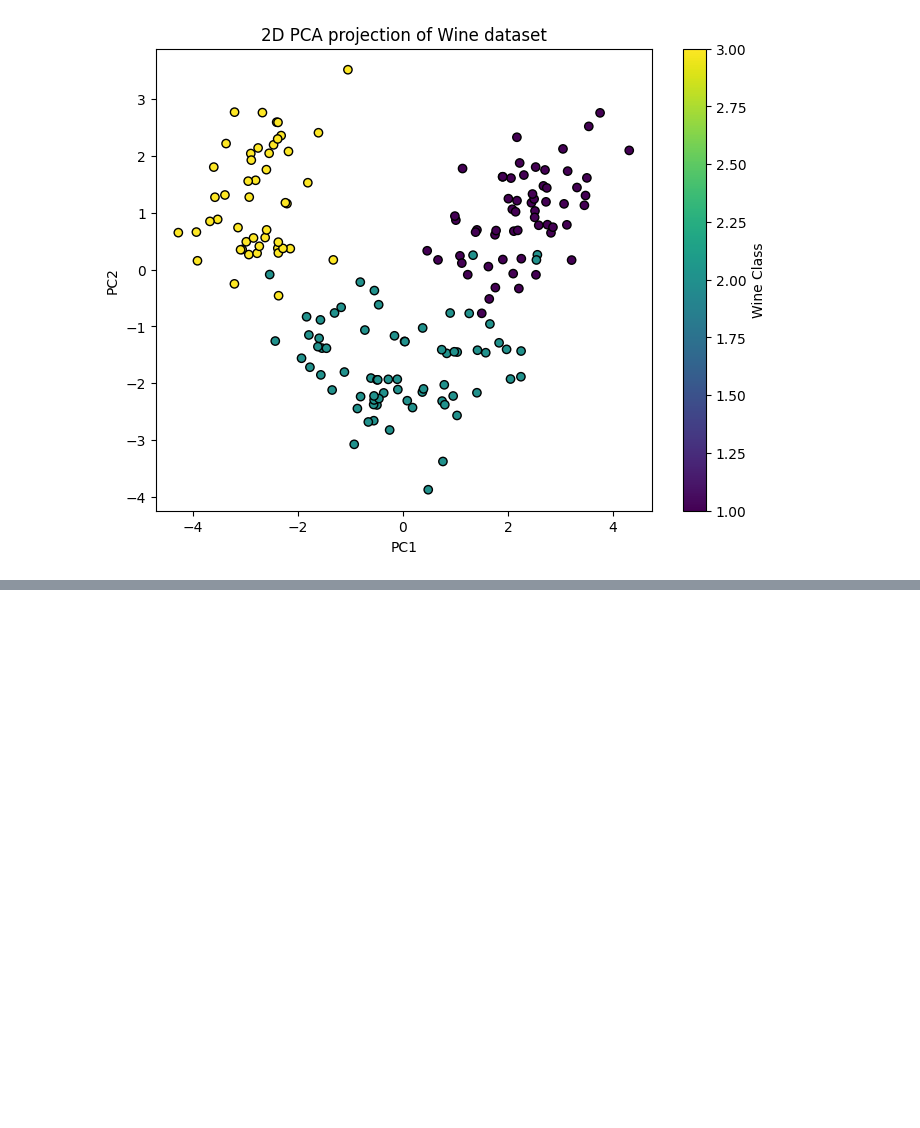
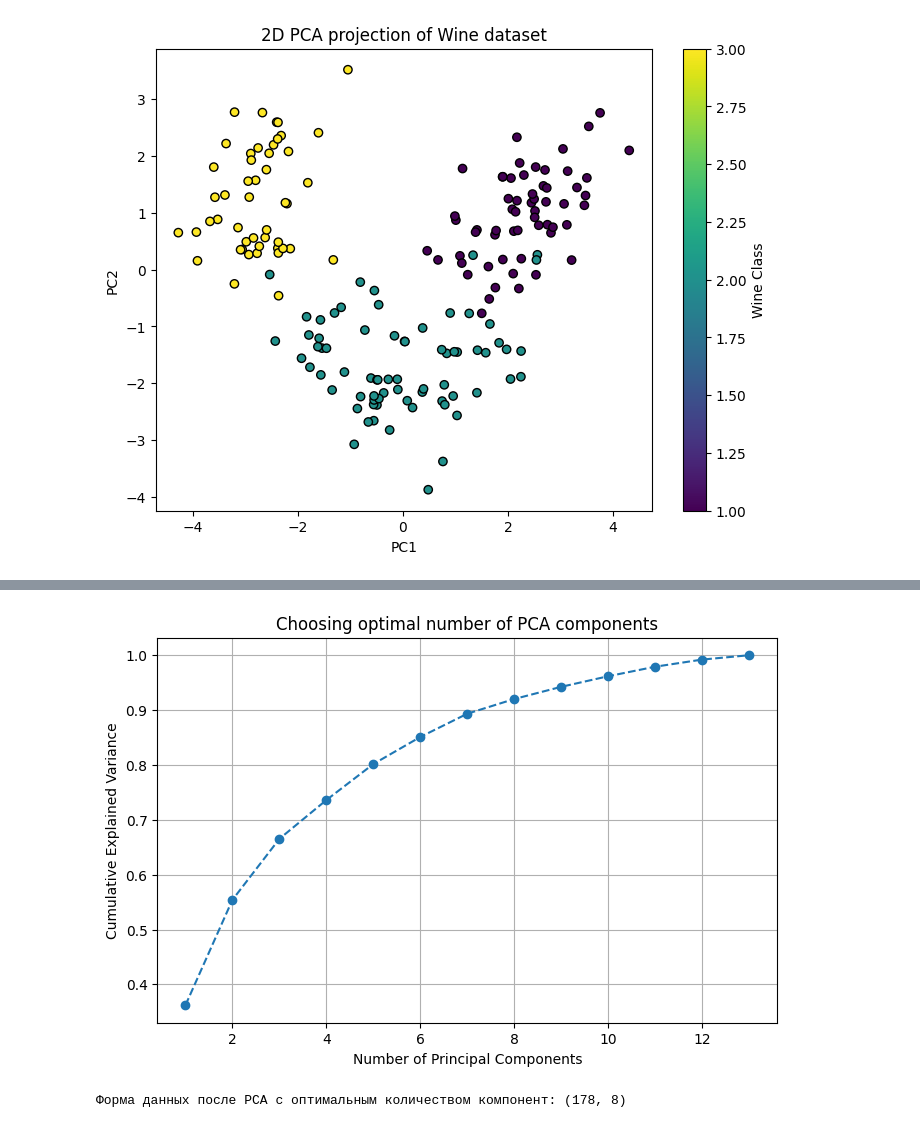
Before and after one commit to kirnalamov/labs_ml, a Jupyter notebook: lab 1/wine.Ipynb, the cells around one changed output, grey strips where cells are left out. Drawn from its saved outputs; the diff is of its cells as text; code cells hidden in the pictures; blank space fills up the shorter version.

```diff
--- a/lab 1/wine.Ipynb
+++ b/lab 1/wine.Ipynb
@@ -102,0 +103,21 @@ plt.show()
+# %%
+# Считаем накопленную долю объясненной дисперсии
+explained_variance_ratio = np.cumsum(pca.explained_variance_ratio_)
+
+# График зависимости накопленной дисперсии от количества компонент
+plt.figure(figsize=(8, 5))
+plt.plot(range(1, len(explained_variance_ratio) + 1), explained_variance_ratio, marker='o', linestyle='--')
+plt.xlabel("Number of Principal Components")
+plt.ylabel("Cumulative Explained Variance")
+plt.title("Choosing optimal number of PCA components")
+plt.grid()
+plt.show()
+# %% [output]
+[figure, added]
+# %%
+pca = PCA(n_components=8)
+X_pca = pca.fit_transform(X_scaled)
+
+print("Форма данных после PCA с оптимальным количеством компонент:", X_pca.shape)
+# %% [output]
+Форма данных после PCA с оптимальным количеством компонент: (178, 8)
```
Also changed, not shown: parts of 6 cells of this notebook.
